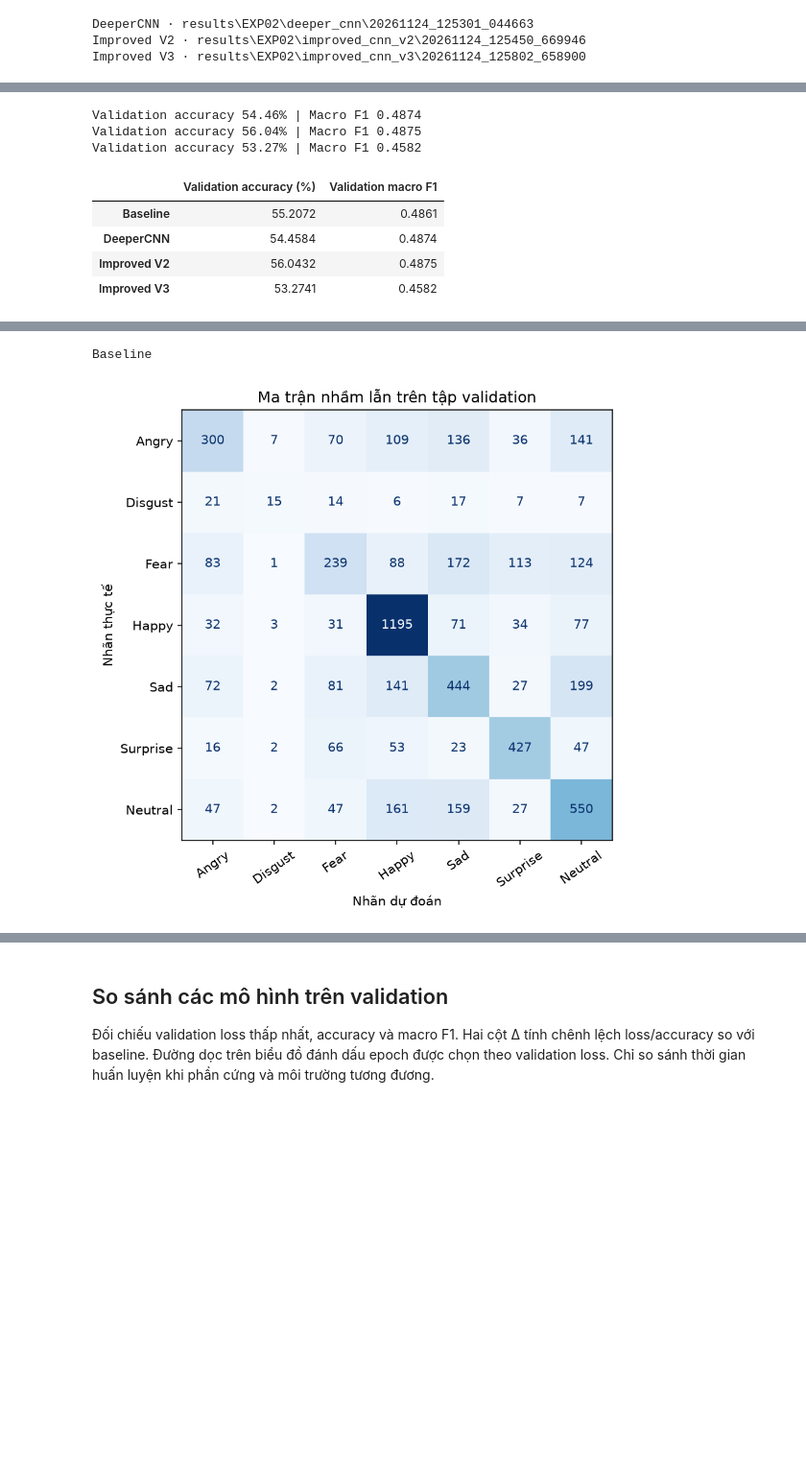
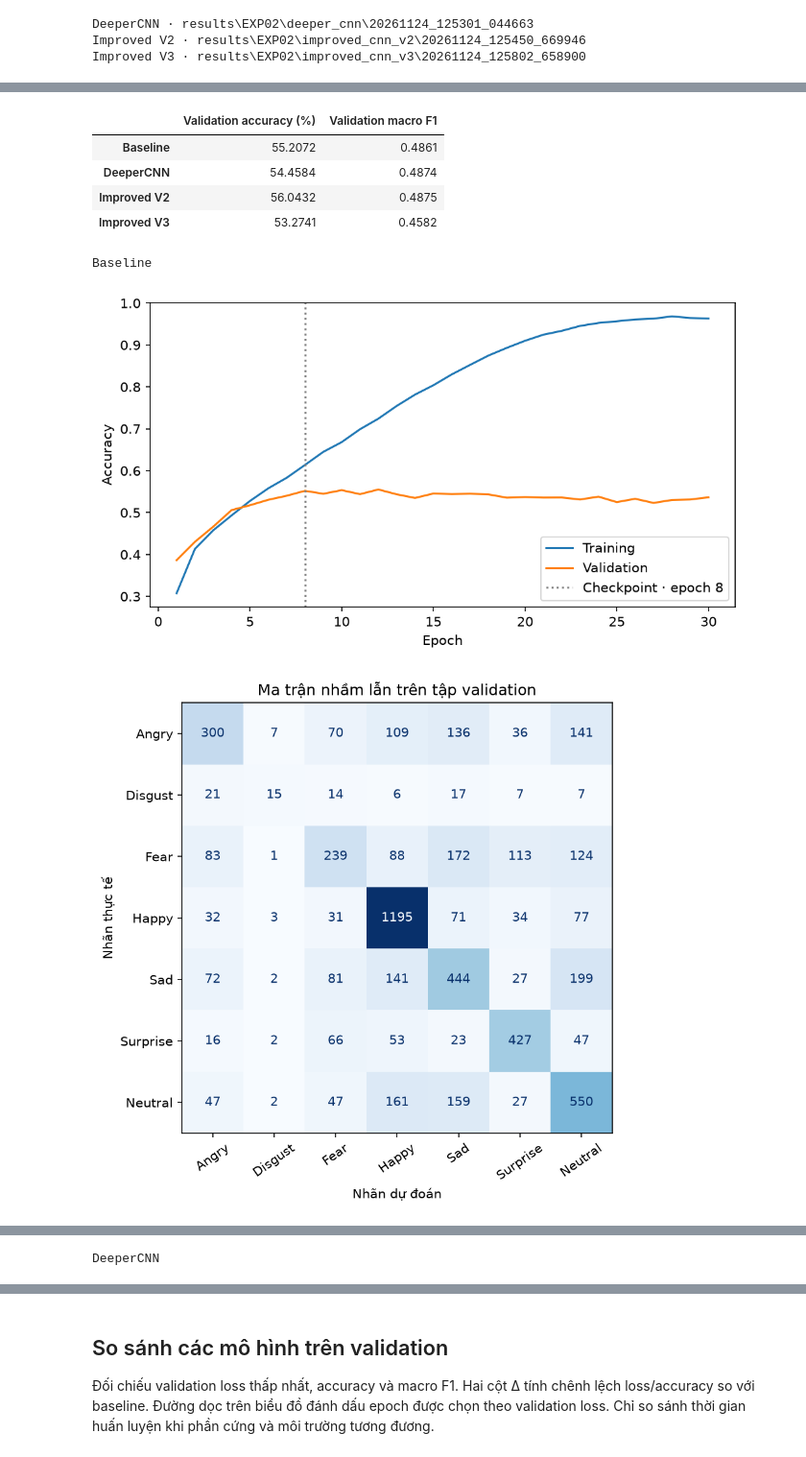
Before and after one commit to Cgtho/DeepLearning_Group, a Jupyter notebook: BTL02/notebooks/03_exp02_more_convolution.ipynb, the cells around one changed output, grey strips where cells are left out. Shown at 96% size. Drawn from its saved outputs; the diff is of its cells as text; code cells hidden in the pictures; blank space fills up the shorter version.

```diff
--- a/BTL02/notebooks/03_exp02_more_convolution.ipynb
+++ b/BTL02/notebooks/03_exp02_more_convolution.ipynb
@@ -120,39 +121,39 @@ for name, run in runs.items():
         saved = json.loads(evaluation_path.read_text(encoding="utf-8"))
     else:
         saved = None
 
     if saved is None or saved.get("split") != "validation":
         run_config = yaml.safe_load((run / "config.yaml").read_text(encoding="utf-8"))
         saved = evaluate_checkpoint(
             run,
             project / run_config["data_dir"],
             run_config["batch_size"],
             select_device(run_config.get("device", "auto")),
             split="validation",
         )
     validation_results[name] = saved
 
 validation_summary = pd.DataFrame.from_dict(
     {
         name: {
             "Validation accuracy (%)": 100 * result["accuracy"],
             "Validation macro F1": result["macro_f1"],
         }
         for name, result in validation_results.items()
     },
     orient="index",
 )
 display(validation_summary.round(4))
 
 for name, run in runs.items():
     print(name)
-    display(Image(filename=str(run / "confusion_matrix.png"), width=680))
+    display_saved_figures(run)
 # %% [output]
+|  | Validation accuracy (%) | Validation macro F1 |
+| Baseline | 55.2072 | 0.4861 |
+| DeeperCNN | 54.4584 | 0.4874 |
+| Improved V2 | 56.0432 | 0.4875 |
+| Improved V3 | 53.2741 | 0.4582 |
-Validation accuracy 54.46% | Macro F1 0.4874
-Validation accuracy 56.04% | Macro F1 0.4875
-Validation accuracy 53.27% | Macro F1 0.4582
+Baseline
-|  | Validation accuracy (%) | Validation macro F1 |
-| Baseline | 55.2072 | 0.4861 |
-| DeeperCNN | 54.4584 | 0.4874 |
-| Improved V2 | 56.0432 | 0.4875 |
-| Improved V3 | 53.2741 | 0.4582 |
+[figure, new version]
+[figure, new version]
@@ -159,2 +165 @@ Validation accuracy 53.27% | Macro F1 0.4582
-Baseline
+DeeperCNN
-[figure, old version]
```
Also changed, not shown: parts of 3 cells of this notebook, 7 other files.
